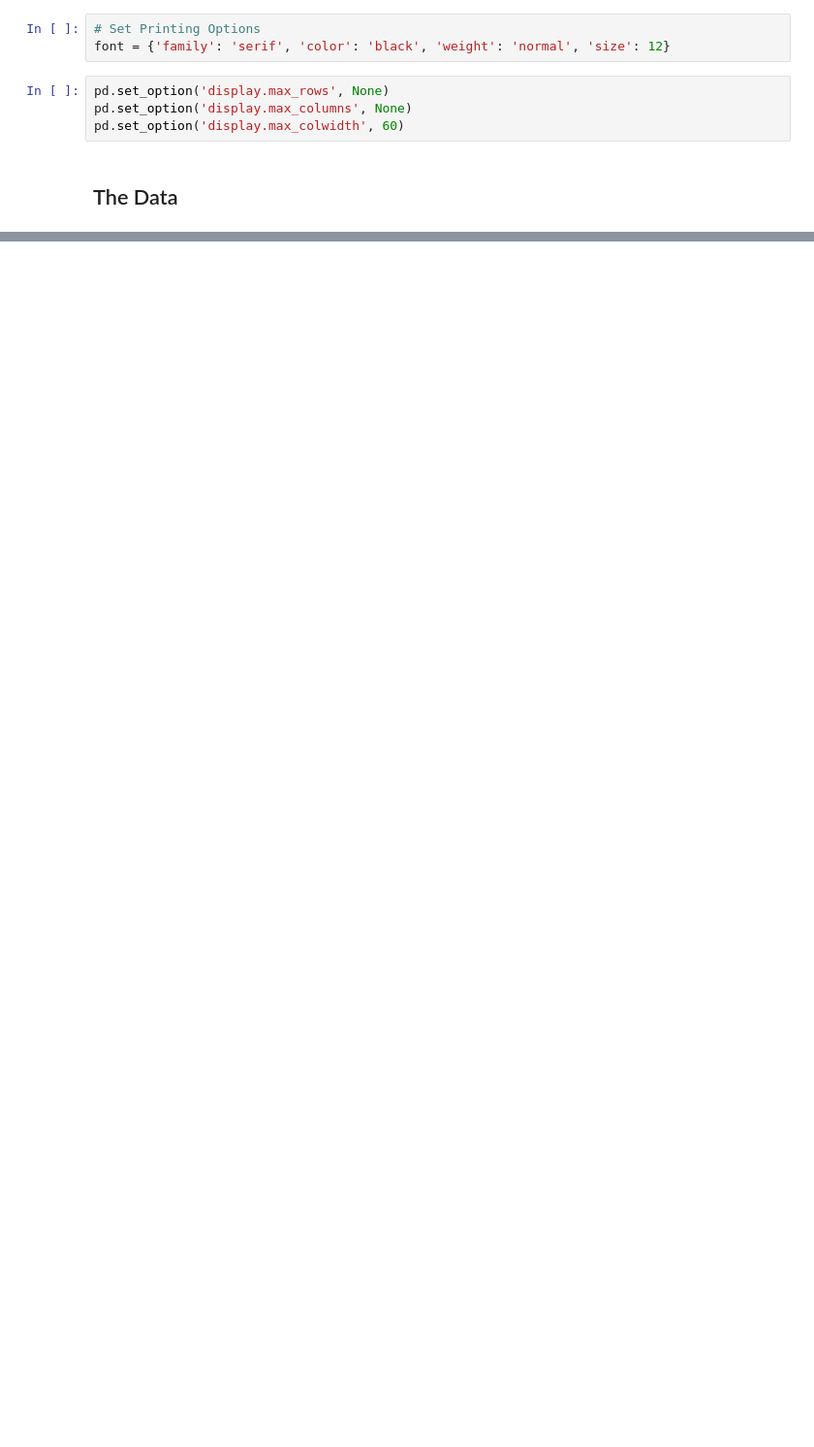
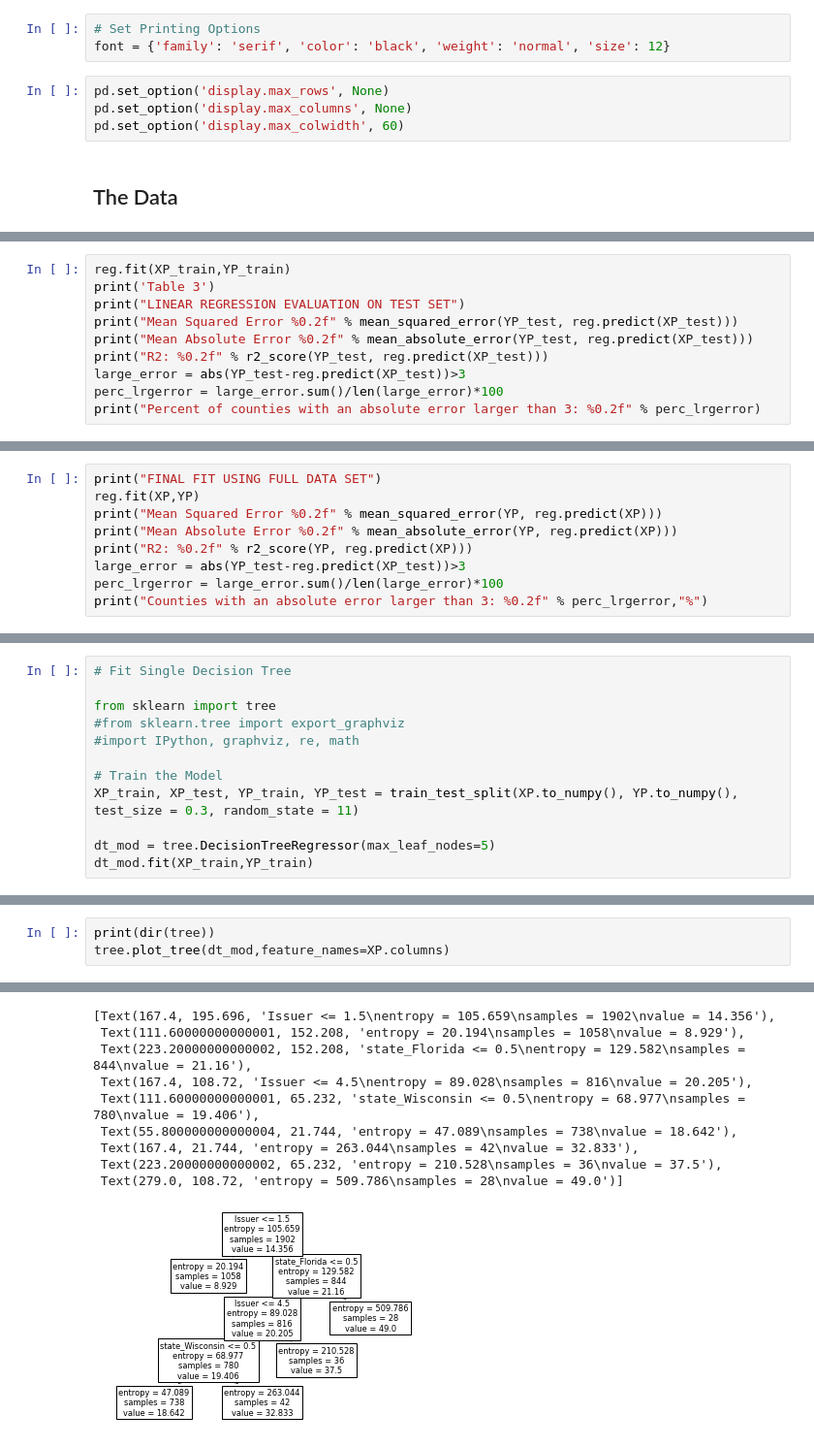
Before and after one commit to lg-42/Springboard_projects, a Jupyter notebook: CaptsonePr1/Capstone 1 - Prediction.ipynb, the cells around one changed output, grey strips where cells are left out. Shown at 97% size. Drawn from its saved outputs; the diff is of its cells as text; blank space fills up the shorter version.

```diff
--- a/CaptsonePr1/Capstone 1 - Prediction.ipynb
+++ b/CaptsonePr1/Capstone 1 - Prediction.ipynb
@@ -131,0 +121,10 @@ Pparty_Independent       -5.899188e+00 -3.707951e+00  7.406267e-07
+# %%
+reg.fit(XP_train,YP_train)
+print('Table 3')
+print("LINEAR REGRESSION EVALUATION ON TEST SET")
+print("Mean Squared Error %0.2f" % mean_squared_error(YP_test, reg.predict(XP_test)))
+print("Mean Absolute Error %0.2f" % mean_absolute_error(YP_test, reg.predict(XP_test)))
+print("R2: %0.2f" % r2_score(YP_test, reg.predict(XP_test)))
+large_error = abs(YP_test-reg.predict(XP_test))>3
+perc_lrgerror = large_error.sum()/len(large_error)*100
+print("Percent of counties with an absolute error larger than 3: %0.2f" % perc_lrgerror)
@@ -131,0 +138,9 @@ Pparty_Independent       -5.899188e+00 -3.707951e+00  7.406267e-07
+# %%
+print("FINAL FIT USING FULL DATA SET")
+reg.fit(XP,YP)
+print("Mean Squared Error %0.2f" % mean_squared_error(YP, reg.predict(XP)))
+print("Mean Absolute Error %0.2f" % mean_absolute_error(YP, reg.predict(XP)))
+print("R2: %0.2f" % r2_score(YP, reg.predict(XP)))
+large_error = abs(YP_test-reg.predict(XP_test))>3
+perc_lrgerror = large_error.sum()/len(large_error)*100
+print("Counties with an absolute error larger than 3: %0.2f" % perc_lrgerror,"%")
@@ -133,0 +178,12 @@ Pparty_Independent       -5.899188e+00 -3.707951e+00  7.406267e-07
+# %%
+# Fit Single Decision Tree
+
+from sklearn import tree
+#from sklearn.tree import export_graphviz
+#import IPython, graphviz, re, math
+
+# Train the Model
+XP_train, XP_test, YP_train, YP_test = train_test_split(XP.to_numpy(), YP.to_numpy(), test_size = 0.3, random_state = 11)
+
+dt_mod = tree.DecisionTreeRegressor(max_leaf_nodes=5)
+dt_mod.fit(XP_train,YP_train)
@@ -133,0 +196,4 @@ Pparty_Independent       -5.899188e+00 -3.707951e+00  7.406267e-07
+# %%
+print(dir(tree))
+tree.plot_tree(dt_mod,feature_names=XP.columns)
+# %% [output]
@@ -133,0 +201,10 @@ Pparty_Independent       -5.899188e+00 -3.707951e+00  7.406267e-07
+[Text(167.4, 195.696, 'Issuer <= 1.5\nentropy = 105.659\nsamples = 1902\nvalue = 14.356'),
+ Text(111.60000000000001, 152.208, 'entropy = 20.194\nsamples = 1058\nvalue = 8.929'),
+ Text(223.20000000000002, 152.208, 'state_Florida <= 0.5\nentropy = 129.582\nsamples = 844\nvalue = 21.16'),
+ Text(167.4, 108.72, 'Issuer <= 4.5\nentropy = 89.028\nsamples = 816\nvalue = 20.205'),
+ Text(111.60000000000001, 65.232, 'state_Wisconsin <= 0.5\nentropy = 68.977\nsamples = 780\nvalue = 19.406'),
+ Text(55.800000000000004, 21.744, 'entropy = 47.089\nsamples = 738\nvalue = 18.642'),
+ Text(167.4, 21.744, 'entropy = 263.044\nsamples = 42\nvalue = 32.833'),
+ Text(223.20000000000002, 65.232, 'entropy = 210.528\nsamples = 36\nvalue = 37.5'),
+ Text(279.0, 108.72, 'entropy = 509.786\nsamples = 28\nvalue = 49.0')]
+[figure, added]
```
Also changed, not shown: parts of 25 cells of this notebook.
